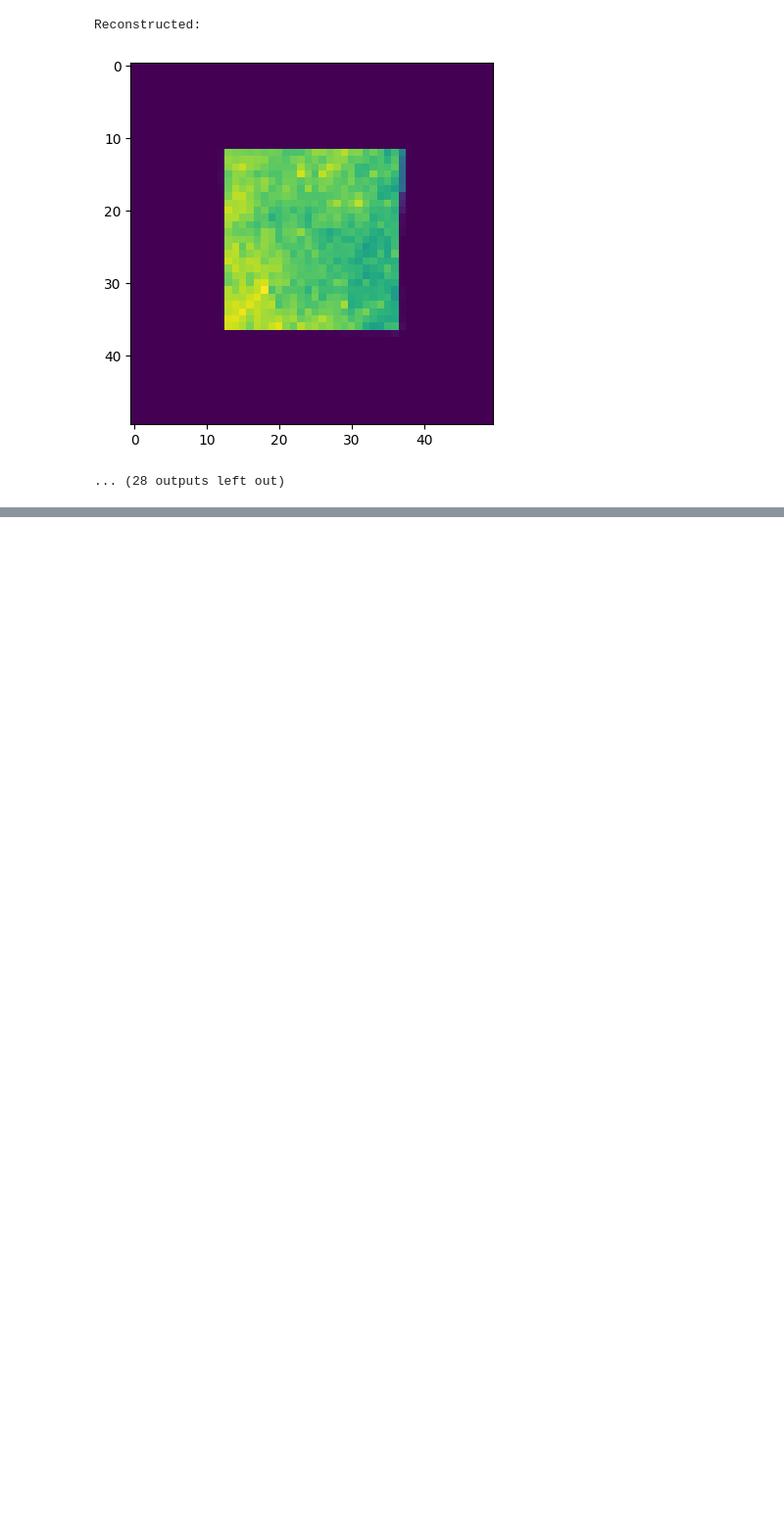
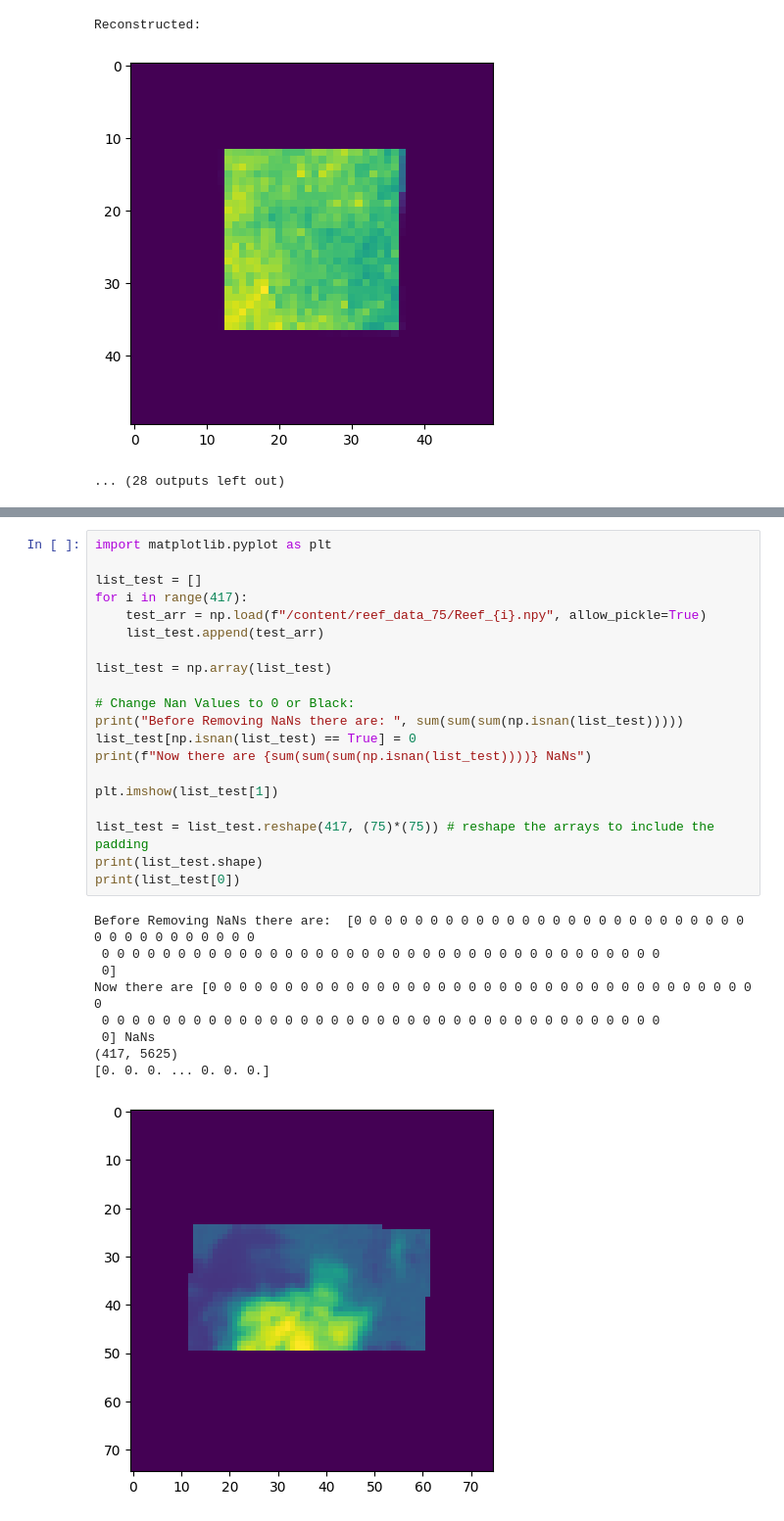
Before and after one commit to sachaRfd/Reef_Project, a Jupyter notebook: Basic Notebooks/basic_Reef_Run.ipynb, the cells around one changed output, grey strips where cells are left out. Shown at 98% size. Cells and saved outputs as stored; diff of their text form; blank space fills up the shorter version.

```diff
--- a/Basic Notebooks/basic_Reef_Run.ipynb
+++ b/Basic Notebooks/basic_Reef_Run.ipynb
@@ -518,0 +518,30 @@ Reconstructed:
+# %%
+import matplotlib.pyplot as plt
+
+list_test = []
+for i in range(417):
+    test_arr = np.load(f"/content/reef_data_75/Reef_{i}.npy", allow_pickle=True)
+    list_test.append(test_arr)
+
+list_test = np.array(list_test)
+
+# Change Nan Values to 0 or Black:
+print("Before Removing NaNs there are: ", sum(sum(sum(np.isnan(list_test)))))
+list_test[np.isnan(list_test) == True] = 0
+print(f"Now there are {sum(sum(sum(np.isnan(list_test))))} NaNs")
+
+plt.imshow(list_test[1])
+
+list_test = list_test.reshape(417, (75)*(75)) # reshape the arrays to include the padding
+print(list_test.shape)
+print(list_test[0])
+# %% [output]
+Before Removing NaNs there are:  [0 0 0 0 0 0 0 0 0 0 0 0 0 0 0 0 0 0 0 0 0 0 0 0 0 0 0 0 0 0 0 0 0 0 0 0 0
+ 0 0 0 0 0 0 0 0 0 0 0 0 0 0 0 0 0 0 0 0 0 0 0 0 0 0 0 0 0 0 0 0 0 0 0 0 0
+ 0]
+Now there are [0 0 0 0 0 0 0 0 0 0 0 0 0 0 0 0 0 0 0 0 0 0 0 0 0 0 0 0 0 0 0 0 0 0 0 0 0
+ 0 0 0 0 0 0 0 0 0 0 0 0 0 0 0 0 0 0 0 0 0 0 0 0 0 0 0 0 0 0 0 0 0 0 0 0 0
+ 0] NaNs
+(417, 5625)
+[0. 0. 0. ... 0. 0. 0.]
+[figure, added]
```
Also changed, not shown: parts of 11 cells of this notebook.
